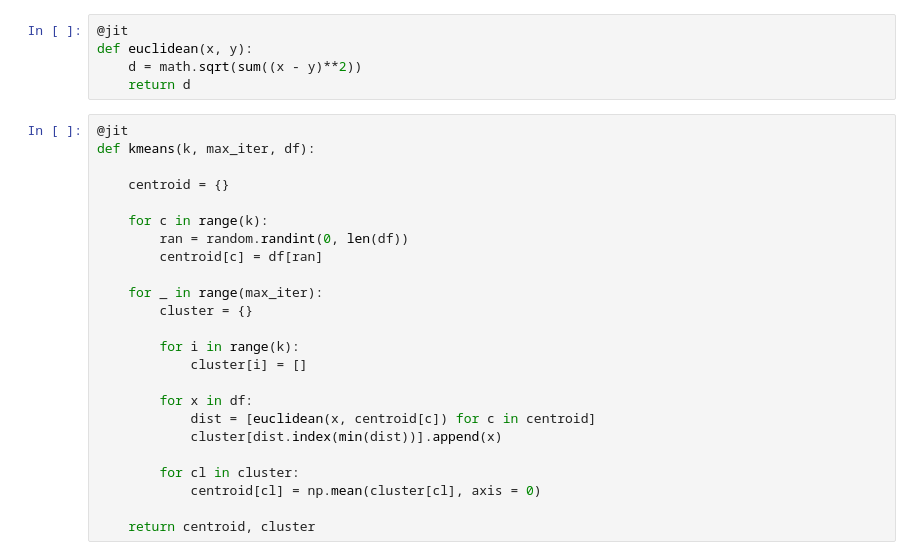
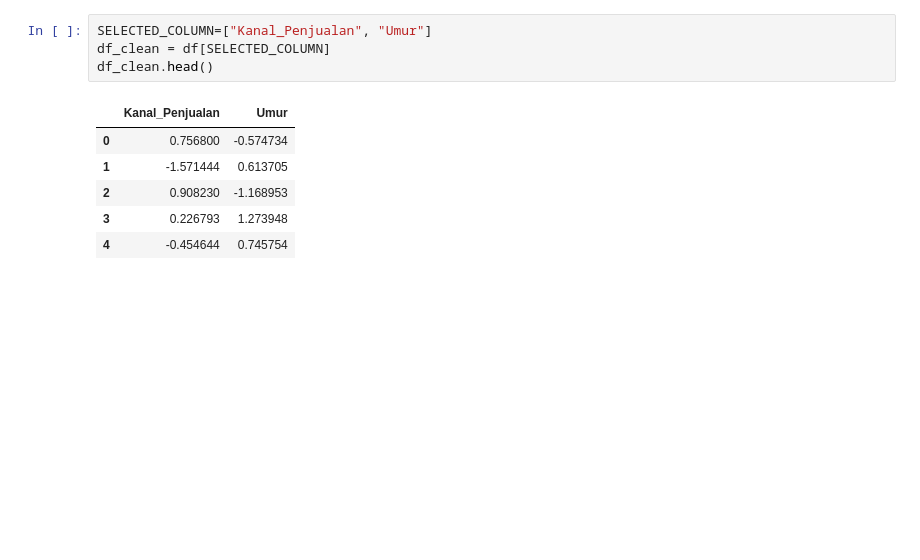
Before and after one commit to krobus00/Tugas-1-Pembelajaran-Mesin-Clustering, a Jupyter notebook: KmeansClustering.ipynb, the cells around one changed output. Saved outputs shown, nothing was run; the diff lists cells and outputs as text; blank space fills up the shorter version.

```diff
--- a/KmeansClustering.ipynb
+++ b/KmeansClustering.ipynb
@@ -32,29 +25,11 @@ df.describe()
-# %%
-@jit
-def euclidean(x, y):
-    d = math.sqrt(sum((x - y)**2))
-    return d
-# %%
-@jit
-def kmeans(k, max_iter, df):
-
-    centroid = {}
-
-    for c in range(k):
-        ran = random.randint(0, len(df))
-        centroid[c] = df[ran]
-
-    for _ in range(max_iter):
-        cluster = {}
-
-        for i in range(k):
-            cluster[i] = []
-
-        for x in df:
-            dist = [euclidean(x, centroid[c]) for c in centroid]
-            cluster[dist.index(min(dist))].append(x)
-
-        for cl in cluster:
-            centroid[cl] = np.mean(cluster[cl], axis = 0)
-
-    return centroid, cluster
+# %%
+SELECTED_COLUMN=["Kanal_Penjualan", "Umur"]
+df_clean = df[SELECTED_COLUMN]
+df_clean.head()
+# %% [output]
+|  | Kanal_Penjualan | Umur |
+| 0 | 0.756800 | -0.574734 |
+| 1 | -1.571444 | 0.613705 |
+| 2 | 0.908230 | -1.168953 |
+| 3 | 0.226793 | 1.273948 |
+| 4 | -0.454644 | 0.745754 |
```
Also changed, not shown: parts of 10 cells of this notebook, 1 other file.
